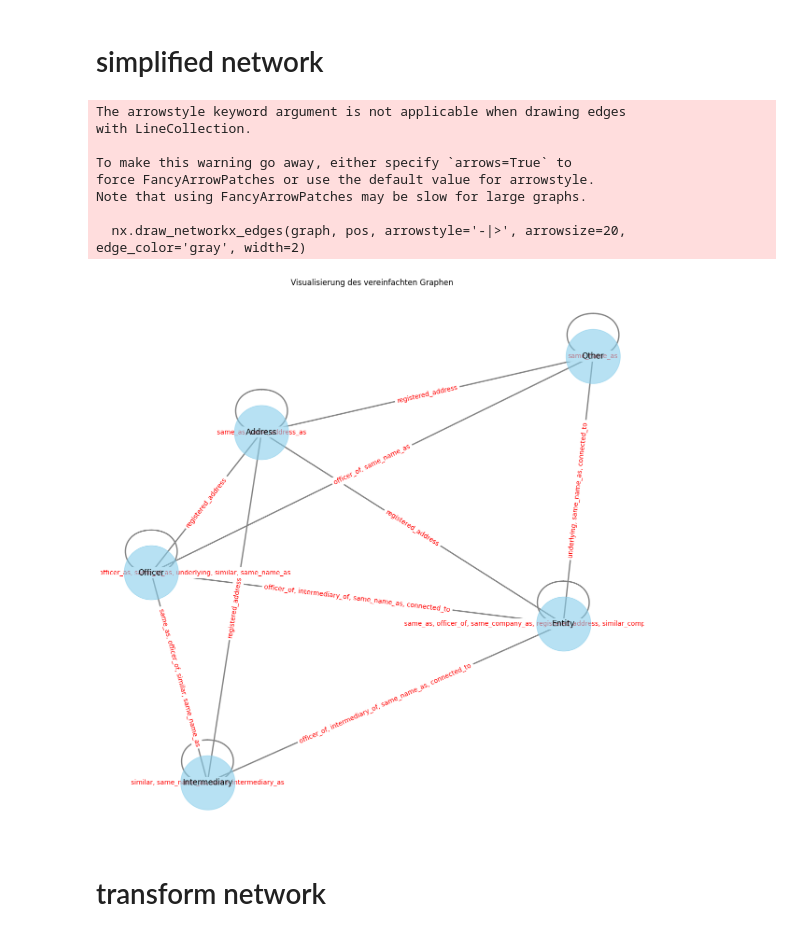
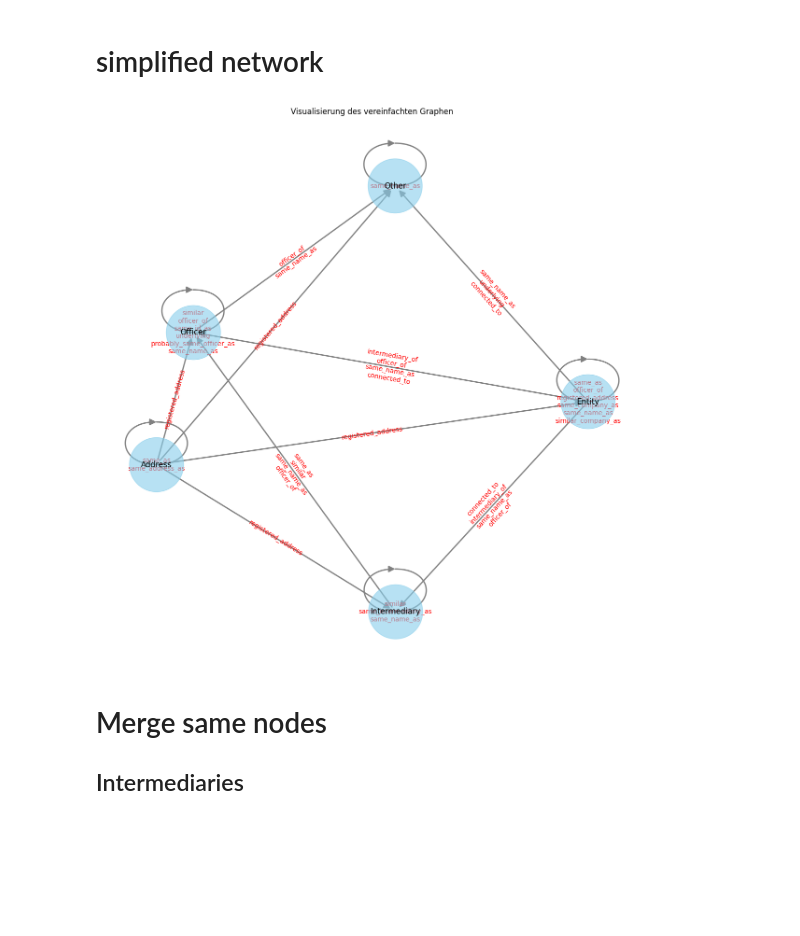
Before and after one commit to gabrieltorresgamez/fhnw-san-project, a Jupyter notebook: notebook.ipynb, the cells around one changed output. Cells and saved outputs as stored; diff of their text form; code cells hidden in the pictures; blank space fills up the shorter version.

```diff
--- a/notebook.ipynb
+++ b/notebook.ipynb
@@ -73,52 +74,48 @@ def simplify_graph(graph):
         u_type = graph.nodes[u].get('node_type', None)
         v_type = graph.nodes[v].get('node_type', None)
         rel_type = attributes.get('rel_type', None)
 
         # Prüfen, ob eine Kante zwischen den Typen bereits existiert
         if simplified_graph.has_edge(u_type, v_type):
             # Fügen den neuen Verbindungstyp hinzu, wenn er noch nicht vorhanden ist
             existing_types = simplified_graph[u_type][v_type]['rel_type']
             if rel_type not in existing_types:
                 simplified_graph[u_type][v_type]['rel_type'].add(rel_type)
         else:
             # Erstellen der Kante mit einem Set, das den Verbindungstyp enthält
             simplified_graph.add_edge(u_type, v_type, rel_type={rel_type})
 
     return simplified_graph
 
-def draw_graph(graph):
-    plt.figure(figsize=(15, 15))
+def draw_graph(graph, figsize=(15, 15)):
+    """
+    Zeichnet den Graphen mit Knoten- und Kantenattributen, wobei die Kantenattribute untereinander angezeigt werden.
 
+    Parameters:
+        graph (nx.Graph): Der zu zeichnende Graph.
+        figsize (tuple): Größe des Bildes in Zoll (Breite, Höhe).
+    """
+    plt.figure(figsize=figsize)
     pos = nx.spring_layout(graph)  # Layout der Knoten im Graphen
 
-    # Knoten zeichnen
     nx.draw_networkx_nodes(graph, pos, node_color='skyblue', node_size=7000, alpha=0.6)
+    nx.draw_networkx_edges(graph, pos, arrows=True, arrowstyle='-|>', arrowsize=20, edge_color='gray', width=2)
 
-    # Kanten zeichnen
-    nx.draw_networkx_edges(graph, pos, arrowstyle='-|>', arrowsize=20, edge_color='gray', width=2)
-
-    # Knotenbeschriftungen hinzufügen
     node_labels = {node: f"{data['node_type']}" for node, data in graph.nodes(data=True)}
     nx.draw_networkx_labels(graph, pos, labels=node_labels, font_size=12)
 
-    # Kantenbeschriftungen hinzufügen
-    edge_labels = {(u, v): ', '.join(data['rel_type']) for u, v, data in graph.edges(data=True)}
-    nx.draw_networkx_edge_labels(graph, pos, edge_labels=edge_labels, font_color='red')
+    try:
+        # Mehrere Kantenattribute untereinander plotten
+        edge_labels = {(u, v): '\n'.join(data['rel_type']) for u, v, data in graph.edges(data=True)}
+
+        nx.draw_networkx_edge_labels(graph, pos, edge_labels=edge_labels, font_color='red', bbox={"alpha":0})
+    except:
+        pass
 
     plt.title('Visualisierung des vereinfachten Graphen')
-    plt.axis('off')  # Achsen ausschalten
+    plt.axis('off')
     plt.show()
 
 draw_graph(simplify_graph(G))
 # %% [output]
-The arrowstyle keyword argument is not applicable when drawing edges
-with LineCollection.
-
-To make this warning go away, either specify `arrows=True` to
-force FancyArrowPatches or use the default value for arrowstyle.
-Note that using FancyArrowPatches may be slow for large graphs.
-
-  nx.draw_networkx_edges(graph, pos, arrowstyle='-|>', arrowsize=20, edge_color='gray', width=2)
-[figure, old version]
+[figure, new version]
-# %% [markdown]
-# transform network
@@ -126,0 +122,4 @@ two_mode = nx.DiGraph(nx.subgraph_view(G, filter_node=lambda x: G.nodes[x]["node
+# %% [markdown]
+# Merge same nodes
+
+## Intermediaries
```
Also changed, not shown: parts of 14 cells of this notebook.
